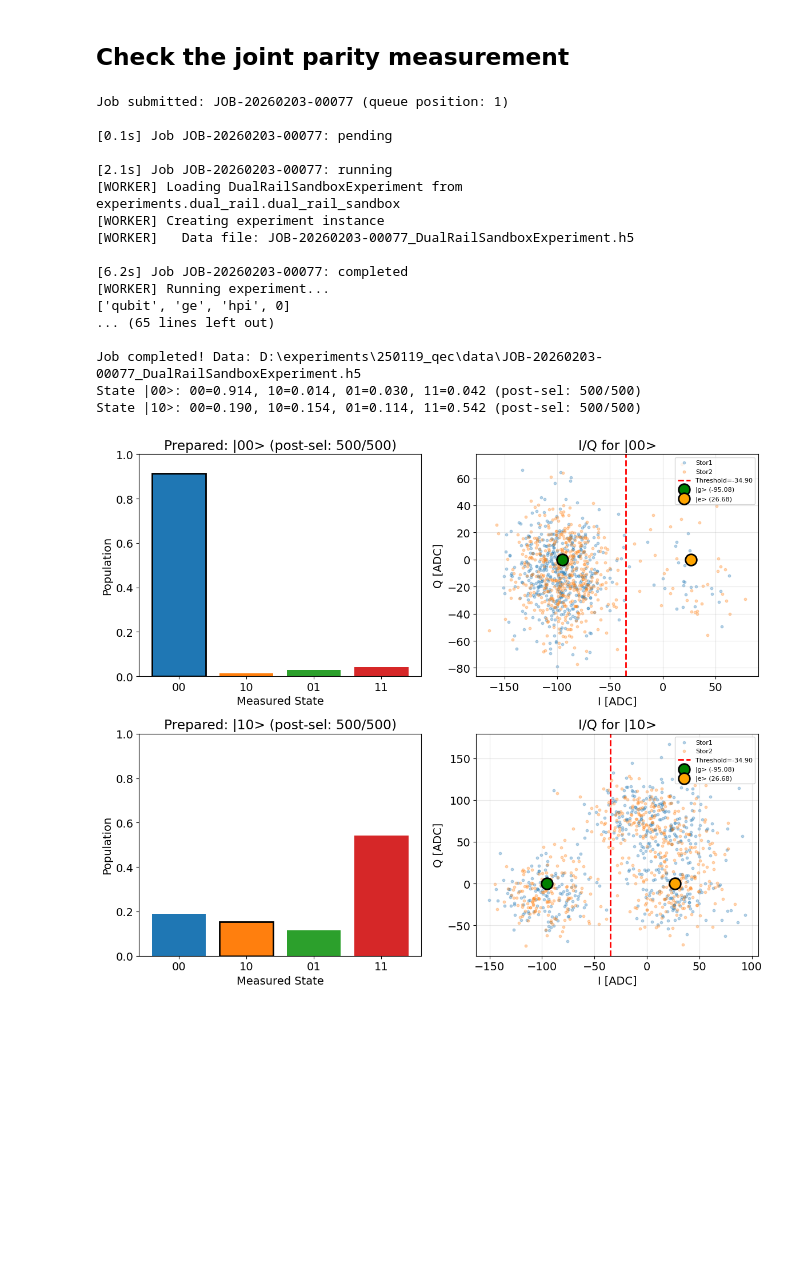
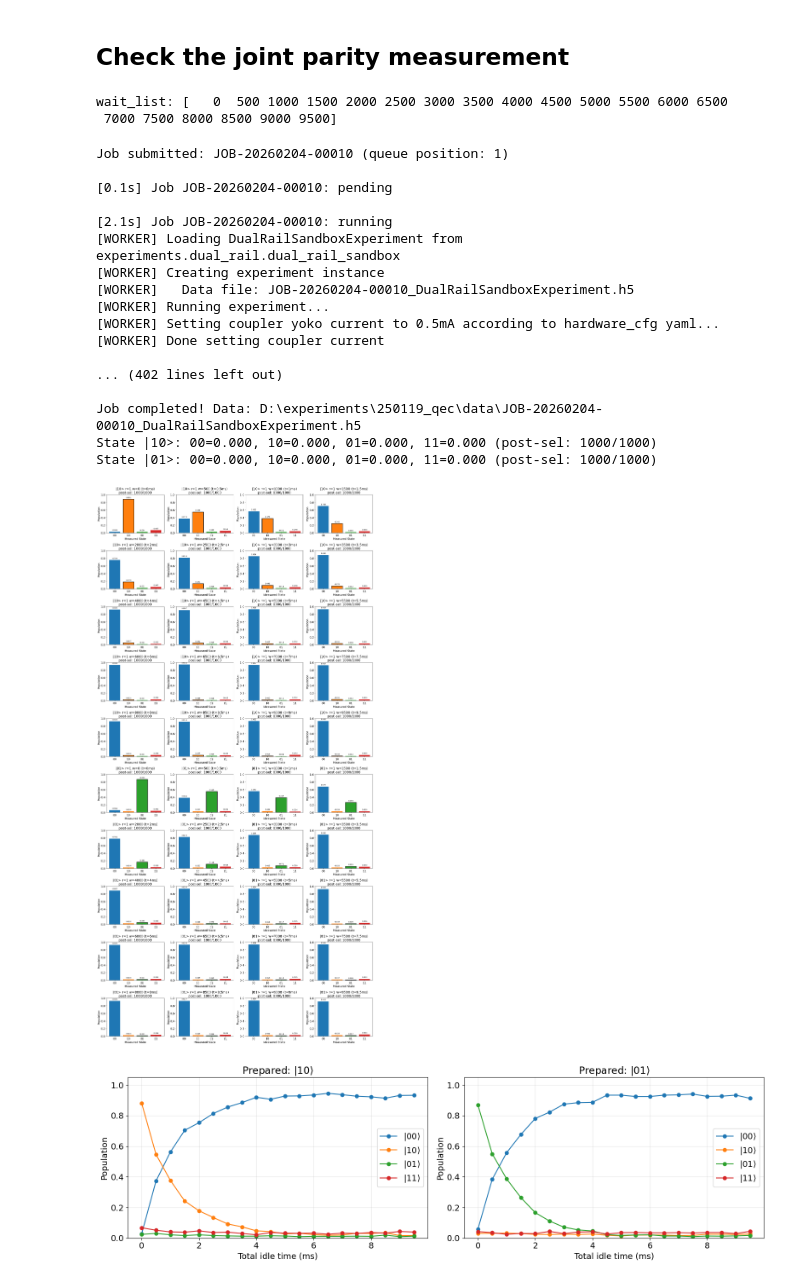
Before and after one commit to SchusterLab/multimode_expts, a Jupyter notebook: measurement_notebooks/QEC/Dual_Rail.ipynb, the cells around one changed output. Cells and saved outputs as stored; diff of their text form; code cells hidden in the pictures; blank space fills up the shorter version.

```diff
--- a/measurement_notebooks/QEC/Dual_Rail.ipynb
+++ b/measurement_notebooks/QEC/Dual_Rail.ipynb
@@ -723,57 +765,65 @@ dual_rail_sandbox_runner = CharacterizationRunner(
     job_client=client,
     use_queue=USE_QUEUE,
 )
+# %%
+wait_list = np.arange(0, 10000, 500)
+print('wait_list:', wait_list)
+# %% [output]
+wait_list: [   0  500 1000 1500 2000 2500 3000 3500 4000 4500 5000 5500 6000 6500
+ 7000 7500 8000 8500 9000 9500]
 # %%
 # 4. Execute - Basic state preparation test (no joint parity)
 dual_rail_expt = dual_rail_sandbox_runner.execute(
-    state_start=['00', '10'],  # Logical states
+    state_start=['10', '01'],  # Logical states
     storage_1=1,
     storage_2=3,
-    wait_time=0,
+    wait_time=wait_list,
     parity_flag=False,
-    reps=500,
+    reps=1000,
     go_kwargs=dict(analyze=False, display=False),
     active_reset=False,
 )
 
 # If using queue, analyze and display manually
 if USE_QUEUE:
     dual_rail_expt.analyze(post_select=False)
-    dual_rail_expt.display(show_iq=True)
+    dual_rail_expt.display(show_iq=False, show_histogram=False)
+
 
 
 # # 5. Execute with joint parity monitoring
 # dual_rail_parity_expt = dual_rail_sandbox_runner.execute(
 #     state_start=['10', '01'],  # Logical states
 #     storage_1=1,
 #     storage_2=3,
 #     wait_time=10,              # 10 us wait between joint parity checks
 #     repeat_count=5,            # Check parity 5 times
 #     parity_flag=True,          # Enable joint parity measurement
 #     parity_fast=False,
 #     reps=200,
 #     go_kwargs=dict(analyze=False, display=False),
 # )
 
 # if USE_QUEUE:
 #     dual_rail_parity_expt.analyze(post_select=True)  # Post-select on 10/01 subspace
 #     dual_rail_parity_expt.display(show_iq=True)
 # %% [output]
-Job submitted: JOB-20260203-00077 (queue position: 1)
+Job submitted: JOB-20260204-00010 (queue position: 1)
 
-[0.1s] Job JOB-20260203-00077: pending
+[0.1s] Job JOB-20260204-00010: pending
 
-[2.1s] Job JOB-20260203-00077: running
+[2.1s] Job JOB-20260204-00010: running
 [WORKER] Loading DualRailSandboxExperiment from experiments.dual_rail.dual_rail_sandbox
 [WORKER] Creating experiment instance
-[WORKER]   Data file: JOB-20260203-00077_DualRailSandboxExperiment.h5
+[WORKER]   Data file: JOB-20260204-00010_DualRailSandboxExperiment.h5
+[WORKER] Running experiment...
+[WORKER] Setting coupler yoko current to 0.5mA according to hardware_cfg yaml...
+[WORKER] Done setting coupler current
 
-[6.2s] Job JOB-20260203-00077: completed
-[WORKER] Running experiment...
-['qubit', 'ge', 'hpi', 0]
-... (65 lines left out)
+... (402 lines left out)
 
-Job completed! Data: D:\experiments\250119_qec\data\JOB-20260203-00077_DualRailSandboxExperiment.h5
-State |00>: 00=0.914, 10=0.014, 01=0.030, 11=0.042 (post-sel: 500/500)
-State |10>: 00=0.190, 10=0.154, 01=0.114, 11=0.542 (post-sel: 500/500)
+Job completed! Data: D:\experiments\250119_qec\data\JOB-20260204-00010_DualRailSandboxExperiment.h5
+State |10>: 00=0.000, 10=0.000, 01=0.000, 11=0.000 (post-sel: 1000/1000)
+State |01>: 00=0.000, 10=0.000, 01=0.000, 11=0.000 (post-sel: 1000/1000)
-[figure, old version]
+[figure, new version]
+[figure, added]
```
Also changed, not shown: parts of 3 cells of this notebook, 9 other files.
